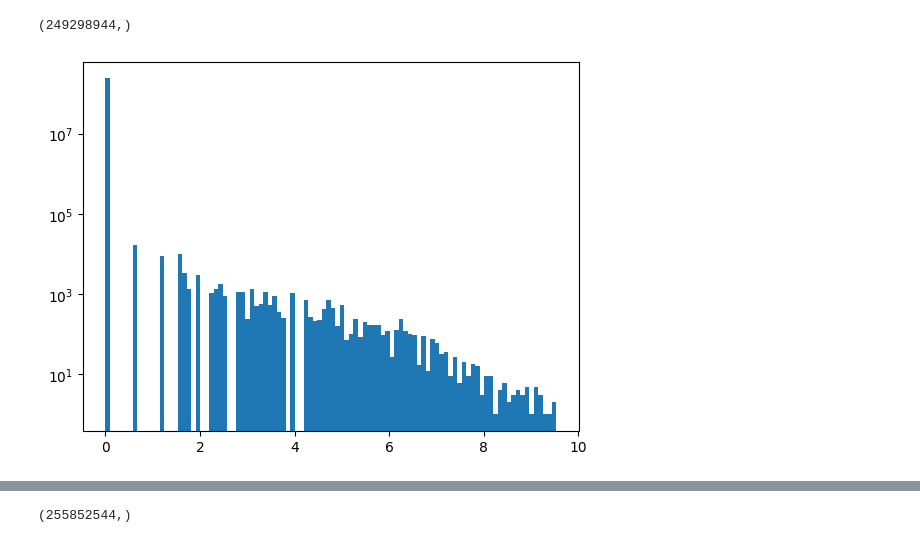
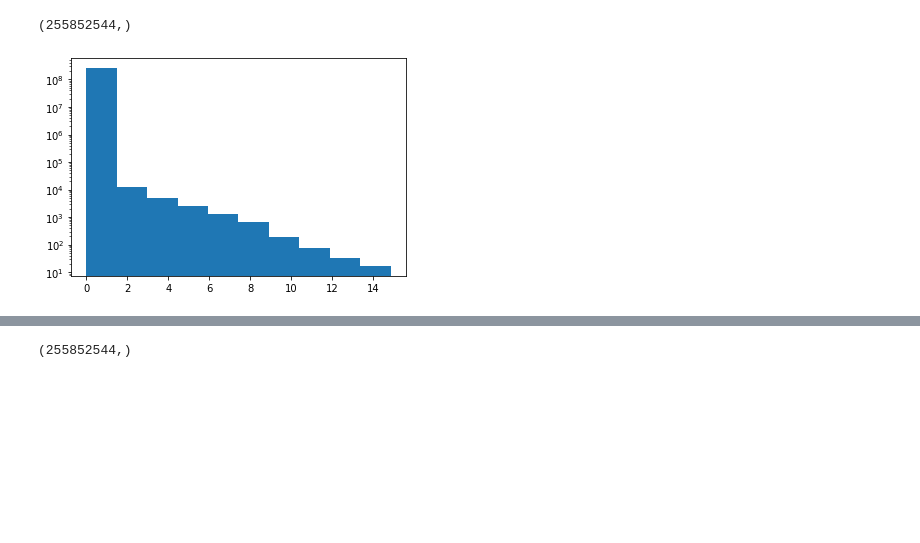
Before and after one commit to Jingnan-Jia/PFT_estimation, a Jupyter notebook: lung_function/scripts/jupyter_notebooks/histrogram.ipynb, the cells around one changed output, grey strips where cells are left out. Cells and saved outputs as stored; diff of their text form; code cells hidden in the pictures; blank space fills up the shorter version.

```diff
--- a/lung_function/scripts/jupyter_notebooks/histrogram.ipynb
+++ b/lung_function/scripts/jupyter_notebooks/histrogram.ipynb
@@ -11,5 +12,5 @@ import pandas as pd
 # %%
-pat_id = '7114639'
-data_dir = "/home/jjia/data/dataset/lung_function/ori_resolution"
-itkskeleton = f"{data_dir}/SSc_patient_{pat_id}_skeleton.mha"
+itkskeleton = "/home/jjia/data/dataset/lung_function/ori_resolution/SSc_patient_0068800_skeleton.mha"
+mvlskeleton = "/home/jjia/data/dataset/lung_function/ori_resolution/GcVessel_binary_skeleton.mha"
 itk = load_itk(itkskeleton)
+mvl = load_itk(mvlskeleton)
@@ -35,10 +17,10 @@ pcd
 # %%
 itk = itk.ravel()
 print(itk.shape)
 plt.figure()
-plt.hist(itk, bins=100)
+plt.hist(itk, )
 plt.yscale('log')
 plt.show()
 # %% [output]
-(249298944,)
+(255852544,)
-[figure, old version]
+[figure, new version]
```
Also changed, not shown: parts of 7 cells of this notebook, 16 other files.
